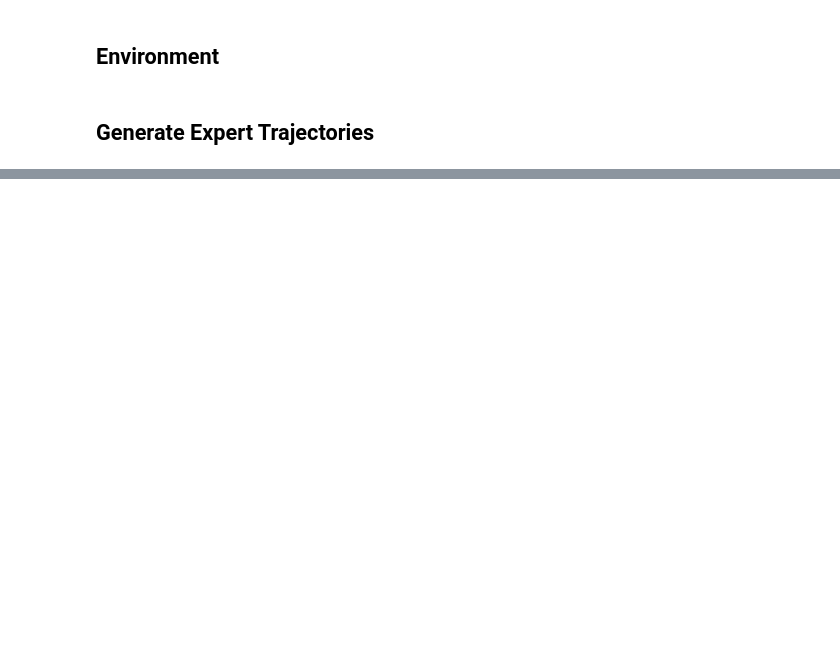
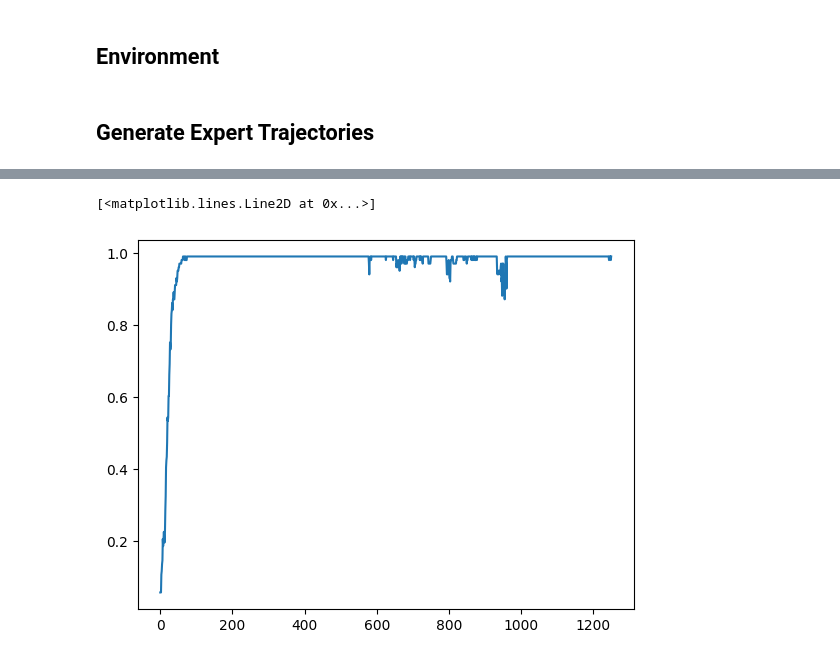
Before and after one commit to keertanavc/experior, a Jupyter notebook: max_ent_deep_sea.ipynb, the cells around one changed output, grey strips where cells are left out. Cells and saved outputs as stored; diff of their text form; code cells hidden in the pictures; blank space fills up the shorter version.

```diff
--- a/max_ent_deep_sea.ipynb
+++ b/max_ent_deep_sea.ipynb
@@ -447,0 +666,26 @@ plt.show()
+# %%
+def make_expert_log_likelihood_fn(config):
+    def expert_log_likelihood_fn(
+        q_state: Q_TrainState,
+        unobserved_context: chex.Array,
+        trajectory: Trajectory
+    ):
+        obs = trajectory.obs  # n_trajectory x n_horizon x obs_dim
+        actions = trajectory.action  # n_trajectory x n_horizon x action_dim
+
+        # n_trajectory x n_horizon x num_actions
+        q_values = jax.vmap(lambda obs, unobs: q_state.apply_fn(q_state.params, obs, unobs), in_axes=(0, None))(obs, unobserved_context)
+
+        # this is only for discrete actions
+        i, j = jnp.meshgrid(jnp.arange(q_values.shape[0]), jnp.arange(q_values.shape[1]), indexing='ij')
+        taken_q_values = q_values[i, j, actions.squeeze()]
+
+        denominator = jax.scipy.special.logsumexp(
+            config["EXPERT_BETA"] * q_values, axis=2
+        )  # n_trajectory x n_horizon
+
+        numerator = config["EXPERT_BETA"] * taken_q_values  # n_trajectory x n_horizon
+        # TODO in the case of large horizon, this might get large
+        return (numerator - denominator).sum(axis=1) # n_trajectory
+
+    return expert_log_likelihood_fn
@@ -447,0 +910,11 @@ plt.show()
+# %%
+cnfg.update("jax_disable_jit", False)
+train_max_ent_lmc = jax.jit(make_max_ent_lmc_dqn_train(config))
+runner_state, ent_lmc_output = train_max_ent_lmc(jax.random.PRNGKey(1234), expert_trajectories)
+# %%
+import matplotlib.pyplot as plt
+per_episode_reward = ent_lmc_output['reward'].mean(axis=-1).reshape(-1, config["HORIZON"]).sum(axis=-1)
+plt.plot(moving_average(per_episode_reward, 1))
+# %% [output]
+[<matplotlib.lines.Line2D at 0x...>]
+[figure, added]
```
Also changed, not shown: parts of 37 cells of this notebook.
